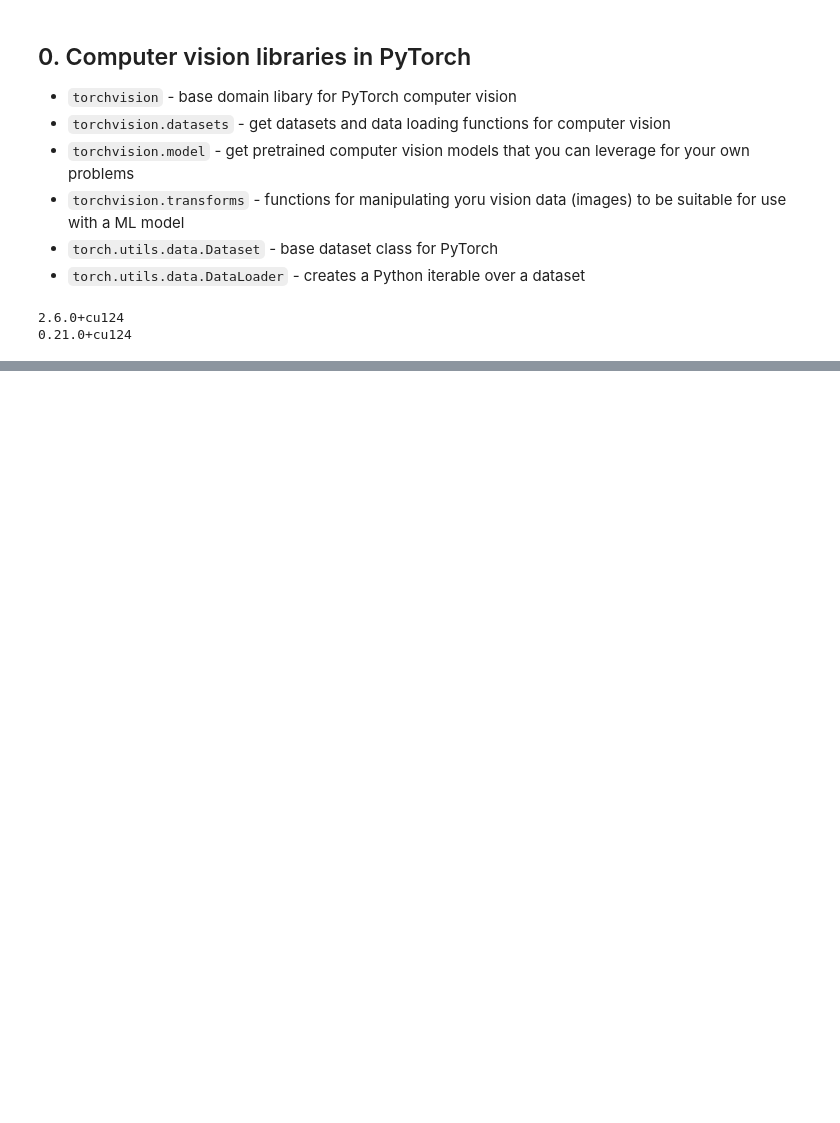
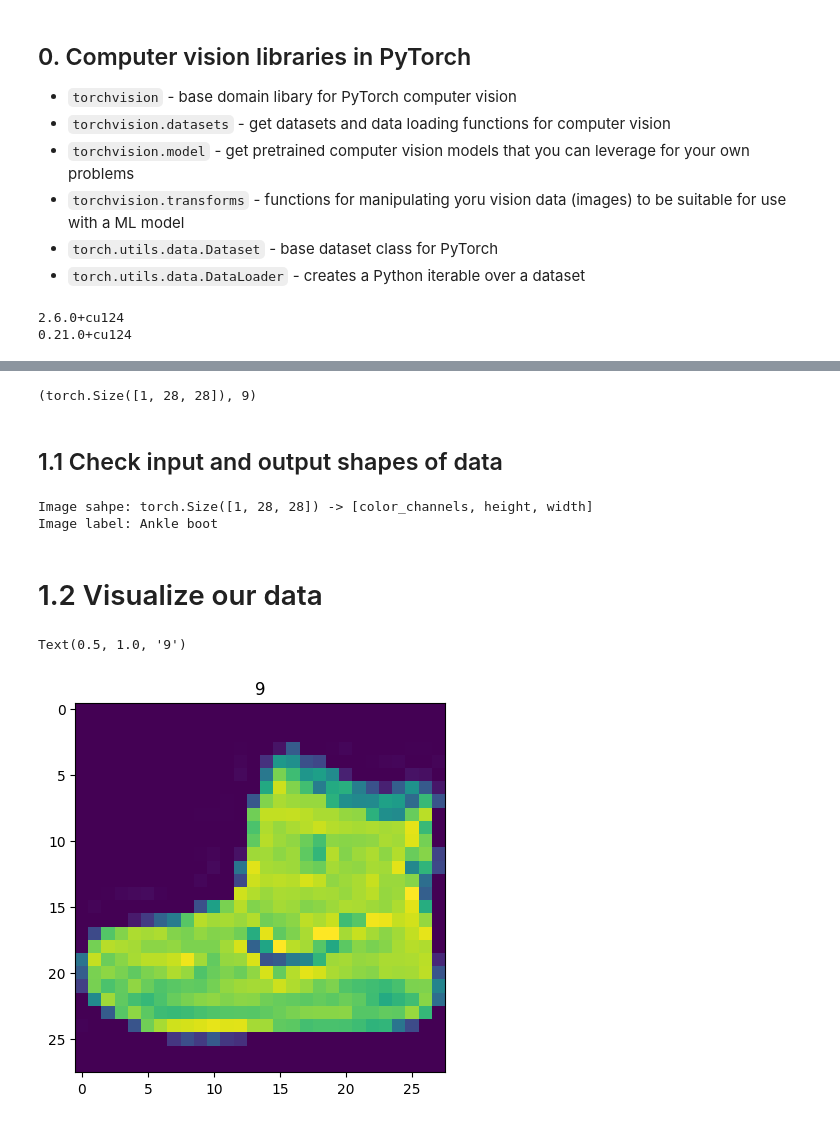
Before and after one commit to Axeloooo/PyTorch, a Jupyter notebook: 03_pytorch_computer_vision.ipynb, the cells around one changed output, grey strips where cells are left out. Drawn from its saved outputs; the diff is of its cells as text; code cells hidden in the pictures; blank space fills up the shorter version.

Commit message:
Completed Module 3: PyTorch Computer Vision

```diff
--- a/03_pytorch_computer_vision.ipynb
+++ b/03_pytorch_computer_vision.ipynb
@@ -33,0 +38,18 @@ print(torchvision.__version__)
+# %%
+# Setup training data
+train_data = datasets.FashionMNIST(
+    root="data",
+    train=True,
+    download=True,
+    transform=ToTensor(),
+    target_transform=None
+)
+
+# Setup testing data
+test_data = datasets.FashionMNIST(
+    root="data",
+    train=False,
+    download=True,
+    transform=ToTensor(),
+    target_transform=None
+)
@@ -33,0 +60,4 @@ print(torchvision.__version__)
+# %%
+# See the first training example
+image, label = train_data[0]
+image, label
@@ -33,0 +96,22 @@ print(torchvision.__version__)
+# %%
+# Check the shape of our image
+image.shape, label
+# %% [output]
+(torch.Size([1, 28, 28]), 9)
+# %% [markdown]
+## 1.1 Check input and output shapes of data
+# %%
+# Check the shape of our image
+print(f"Image sahpe: {image.shape} -> [color_channels, height, width]")
+print(f"Image label: {class_names[label]}")
+# %% [output]
+Image sahpe: torch.Size([1, 28, 28]) -> [color_channels, height, width]
+Image label: Ankle boot
+# %% [markdown]
+# 1.2 Visualize our data
+# %%
+plt.imshow(image.squeeze())
+plt.title(label)
+# %% [output]
+Text(0.5, 1.0, '9')
+[figure, added]
```
Also changed, not shown: parts of 84 cells of this notebook.
